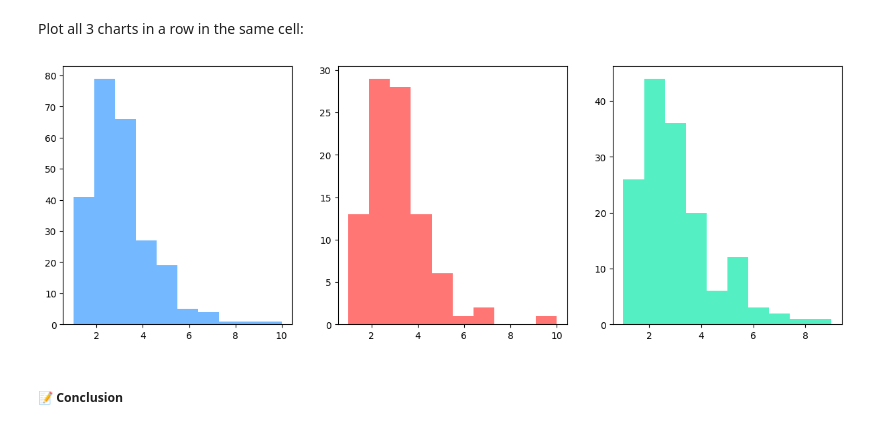
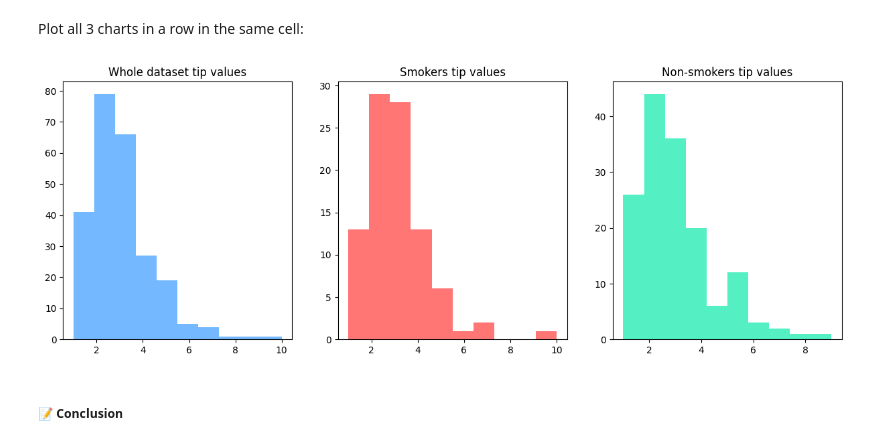
Before and after one commit to haduy2009sg/Swisscoding_5.4, a Jupyter notebook: Duy_[template]_Restaurant_tips_analysis.ipynb, the cells around one changed output. Saved outputs shown, nothing was run; the diff lists cells and outputs as text; code cells hidden in the pictures.

```diff
--- a/Duy_[template]_Restaurant_tips_analysis.ipynb
+++ b/Duy_[template]_Restaurant_tips_analysis.ipynb
@@ -392,12 +392,15 @@ Plot all 3 charts in a row in the same cell:
 # %%
 # YOUR CODE
 fig, axis = plt.subplots(1,3,figsize=(15,5))
 axis[0].hist(df['tip'],bins=10,color='#74b9ff')
+axis[0].set_title('Whole dataset tip values')
 axis[1].hist(smokers_df['tip'],bins = 10,color='#ff7675')
+axis[1].set_title('Smokers tip values')
 axis[2].hist(non_smokers_df['tip'],bins = 10,color='#55efc4')
+axis[2].set_title('Non-smokers tip values')
 plt.show()
 # %% [output]
-[figure, old version]
+[figure, new version]
 # %% [markdown]
 ##### **📝 Conclusion**
 # %% [markdown]
```
Also changed, not shown: parts of 2 cells of this notebook.
